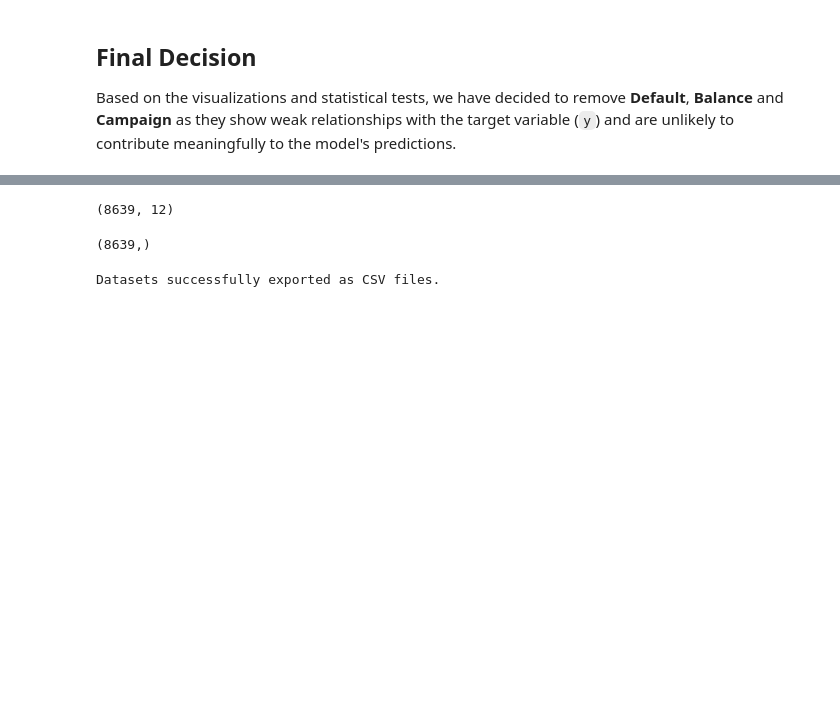
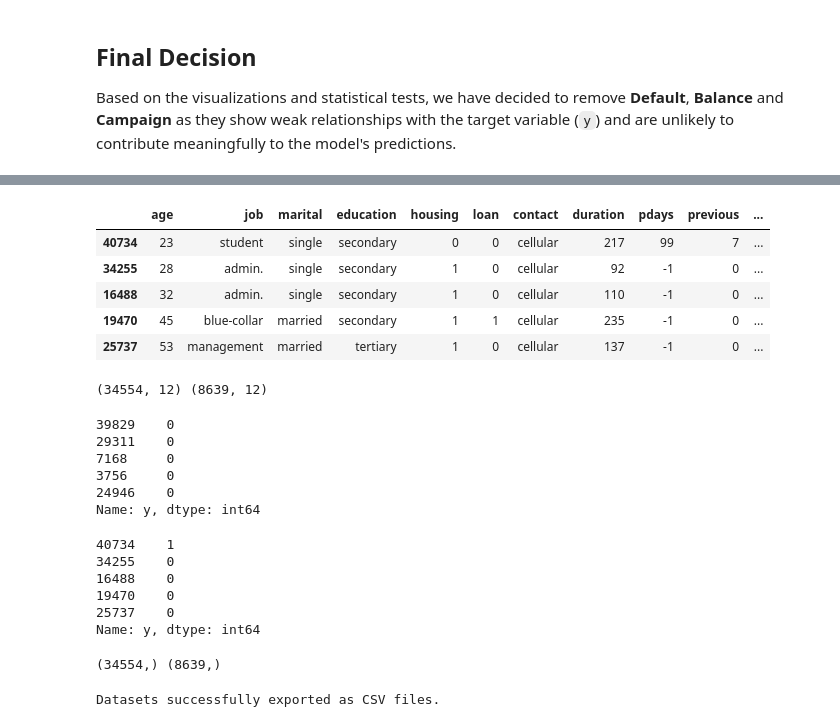
Before and after one commit to filipecorreia23/Bank-Term-Deposit-Prediction, a Jupyter notebook: notebooks/01. project-description-&-data-preparation-&-EDA.ipynb, the cells around one changed output, grey strips where cells are left out. Cells and saved outputs as stored; diff of their text form; code cells hidden in the pictures; blank space fills up the shorter version.

```diff
--- a/notebooks/01. project-description-&-data-preparation-&-EDA.ipynb
+++ b/notebooks/01. project-description-&-data-preparation-&-EDA.ipynb
@@ -1254,13 +1253,38 @@ y_train.shape
 # %%
 X_test.head()
-X_test.shape
 # %% [output]
-(8639, 12)
+|  | age | job | marital | education | housing | loan | contact | duration | pdays | previous | ... |
+| 40734 | 23 | student | single | secondary | 0 | 0 | cellular | 217 | 99 | 7 | ... |
+| 34255 | 28 | admin. | single | secondary | 1 | 0 | cellular | 92 | -1 | 0 | ... |
+| 16488 | 32 | admin. | single | secondary | 1 | 0 | cellular | 110 | -1 | 0 | ... |
+| 19470 | 45 | blue-collar | married | secondary | 1 | 1 | cellular | 235 | -1 | 0 | ... |
+| 25737 | 53 | management | married | tertiary | 1 | 0 | cellular | 137 | -1 | 0 | ... |
+# %%
+print(X_train.shape, X_test.shape)
+# %% [output]
+(34554, 12) (8639, 12)
+# %%
+y_train.head()
+# %% [output]
+39829    0
+29311    0
+7168     0
+3756     0
+24946    0
+Name: y, dtype: int64
 # %%
 y_test.head()
-y_test.shape
 # %% [output]
-(8639,)
+40734    1
+34255    0
+16488    0
+19470    0
+25737    0
+Name: y, dtype: int64
+# %%
+print(y_train.shape, y_test.shape)
+# %% [output]
+(34554,) (8639,)
 # %%
 X_train.to_csv("X_train.csv", index=False)
 X_test.to_csv("X_test.csv", index=False)
```
Also changed, not shown: parts of 5 cells of this notebook.
